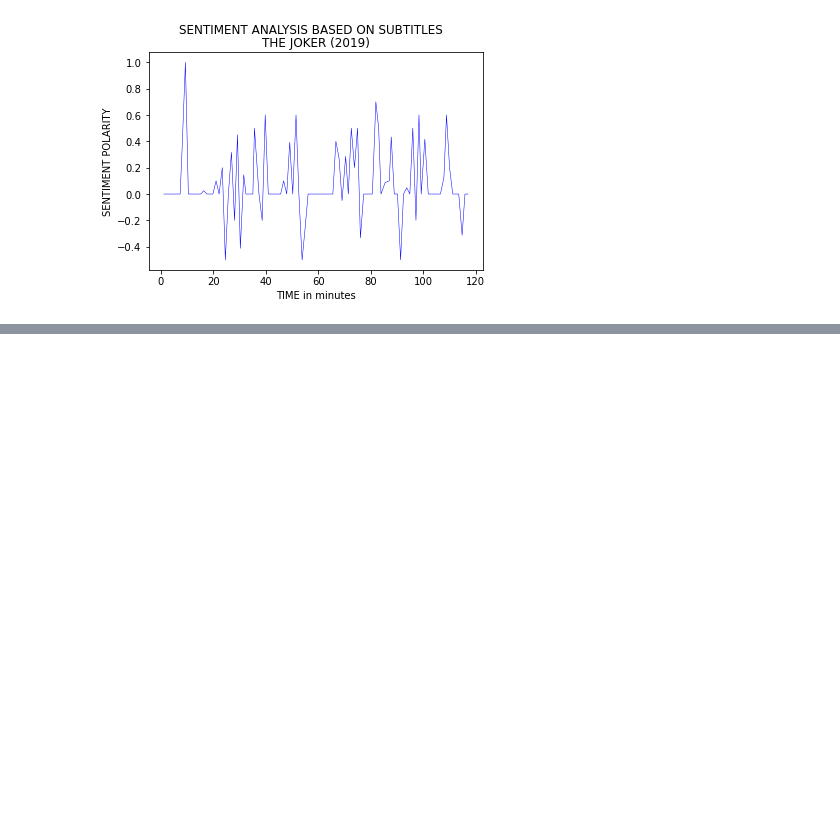
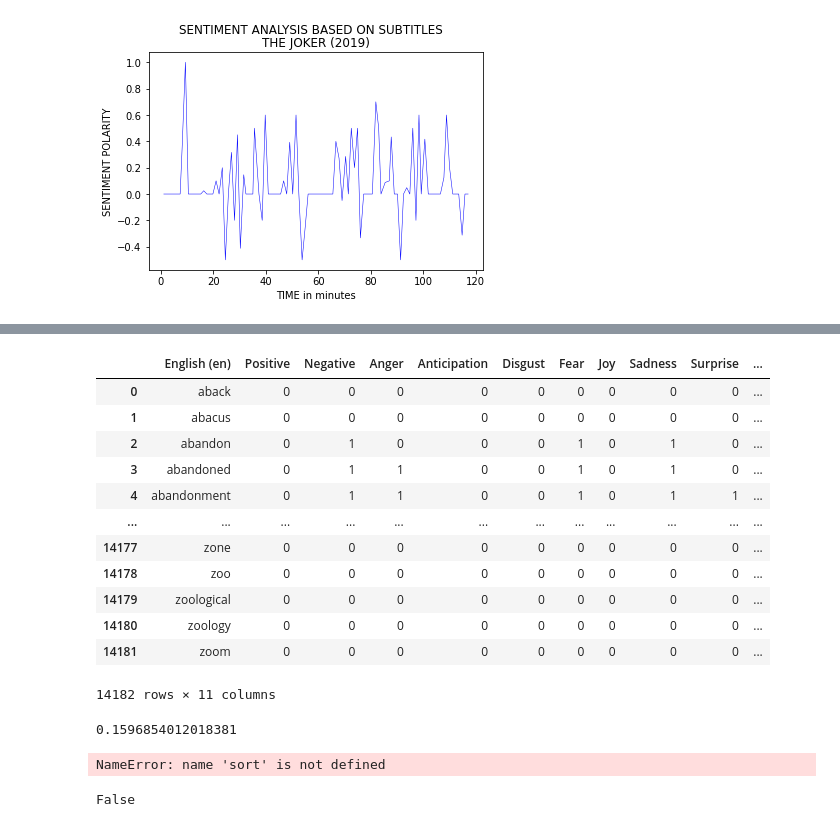
Before and after one commit to srinivasraodaru/Movie-Subtitles-Analysis, a Jupyter notebook: preprocessing.ipynb, the cells around one changed output, grey strips where cells are left out. Cells and saved outputs as stored; diff of their text form; code cells hidden in the pictures; blank space fills up the shorter version.

```diff
--- a/preprocessing.ipynb
+++ b/preprocessing.ipynb
@@ -103,2 +106,10 @@ if __name__ == '__main__':
 # %% [output]
 [figure]
+# %%
+
+emotion_words = pd.read_excel('./lexicon_embeddings/NRC-Emotion-Lexicon/NRC-Emotion-Lexicon-v0.92/NRC-Emotion-Lexicon-v0.92-In105Languages-Nov2017Translations.xlsx')
+# emotion_words = pd.read_excel('./lexicon_embeddings/NRC-Emotion-Lexicon/Untitled.xlsx')
+# %%
+emotion_words1 = emotion_words[['English (en)','Positive', 'Negative', 'Anger', 'Anticipation', 'Disgust', 'Fear',
+       'Joy', 'Sadness', 'Surprise', 'Trust']]
+words_list = set(pd.Series(emotion_words['English (en)']))
@@ -104,0 +126,16 @@ if __name__ == '__main__':
+# %%
+emotion_words1
+# %% [output]
+|  | English (en) | Positive | Negative | Anger | Anticipation | Disgust | Fear | Joy | Sadness | Surprise | ... |
+| 0 | aback | 0 | 0 | 0 | 0 | 0 | 0 | 0 | 0 | 0 | ... |
+| 1 | abacus | 0 | 0 | 0 | 0 | 0 | 0 | 0 | 0 | 0 | ... |
+| 2 | abandon | 0 | 1 | 0 | 0 | 0 | 1 | 0 | 1 | 0 | ... |
+| 3 | abandoned | 0 | 1 | 1 | 0 | 0 | 1 | 0 | 1 | 0 | ... |
+| 4 | abandonment | 0 | 1 | 1 | 0 | 0 | 1 | 0 | 1 | 1 | ... |
+| ... | ... | ... | ... | ... | ... | ... | ... | ... | ... | ... | ... |
+| 14177 | zone | 0 | 0 | 0 | 0 | 0 | 0 | 0 | 0 | 0 | ... |
+| 14178 | zoo | 0 | 0 | 0 | 0 | 0 | 0 | 0 | 0 | 0 | ... |
+| 14179 | zoological | 0 | 0 | 0 | 0 | 0 | 0 | 0 | 0 | 0 | ... |
+| 14180 | zoology | 0 | 0 | 0 | 0 | 0 | 0 | 0 | 0 | 0 | ... |
+| 14181 | zoom | 0 | 0 | 0 | 0 | 0 | 0 | 0 | 0 | 0 | ... |
+14182 rows × 11 columns
@@ -104,0 +155,13 @@ if __name__ == '__main__':
+# %%
+aplit_mins = 2
+emotion_list = []
+# %% [output]
+0.1596854012018381
+# %%
+not_found_words
+# %% [output]
+NameError: name 'sort' is not defined
+# %%
+2 in words_list
+# %% [output]
+False
```
Also changed, not shown: parts of 6 cells of this notebook, 18 other files.
